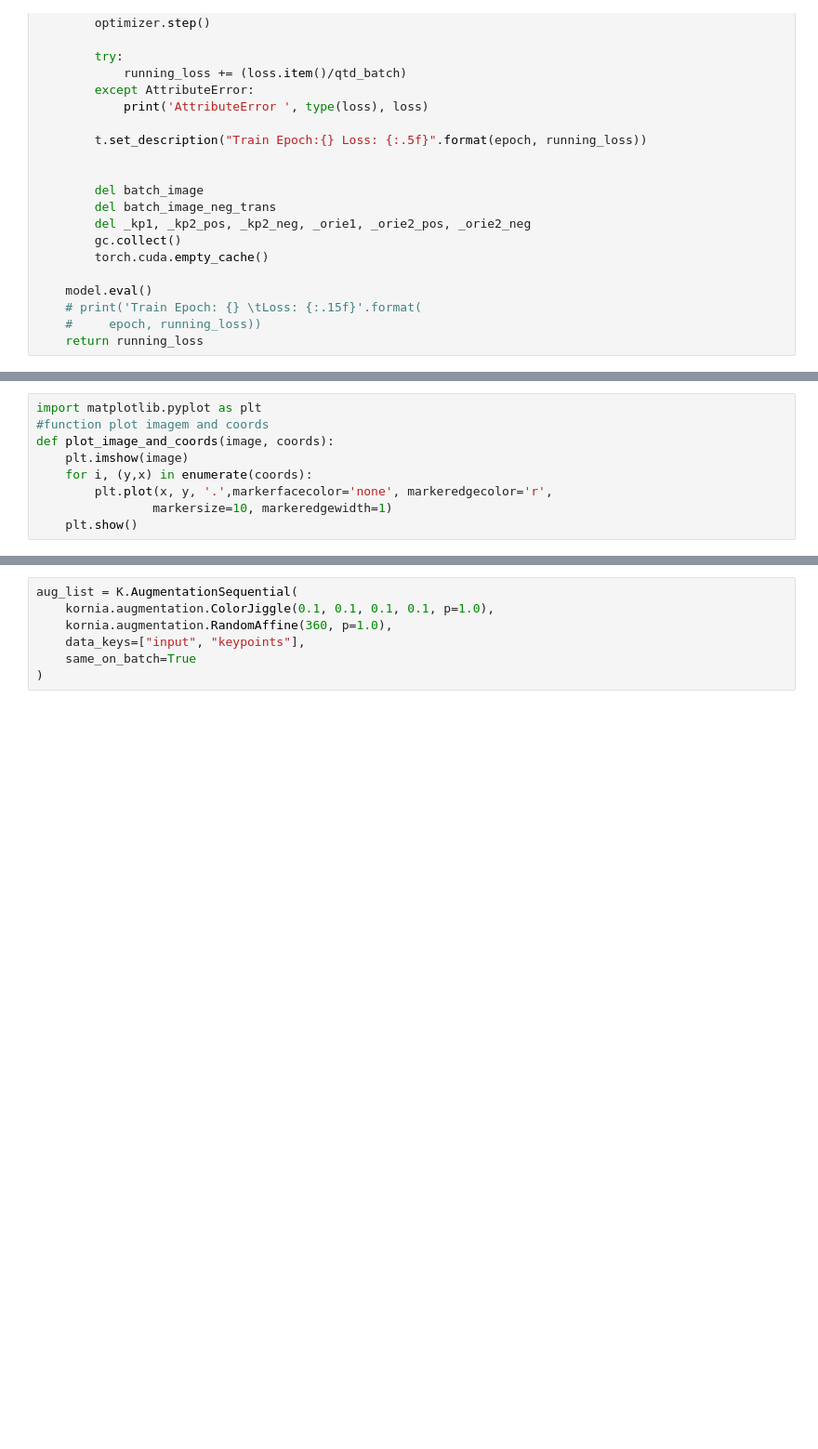
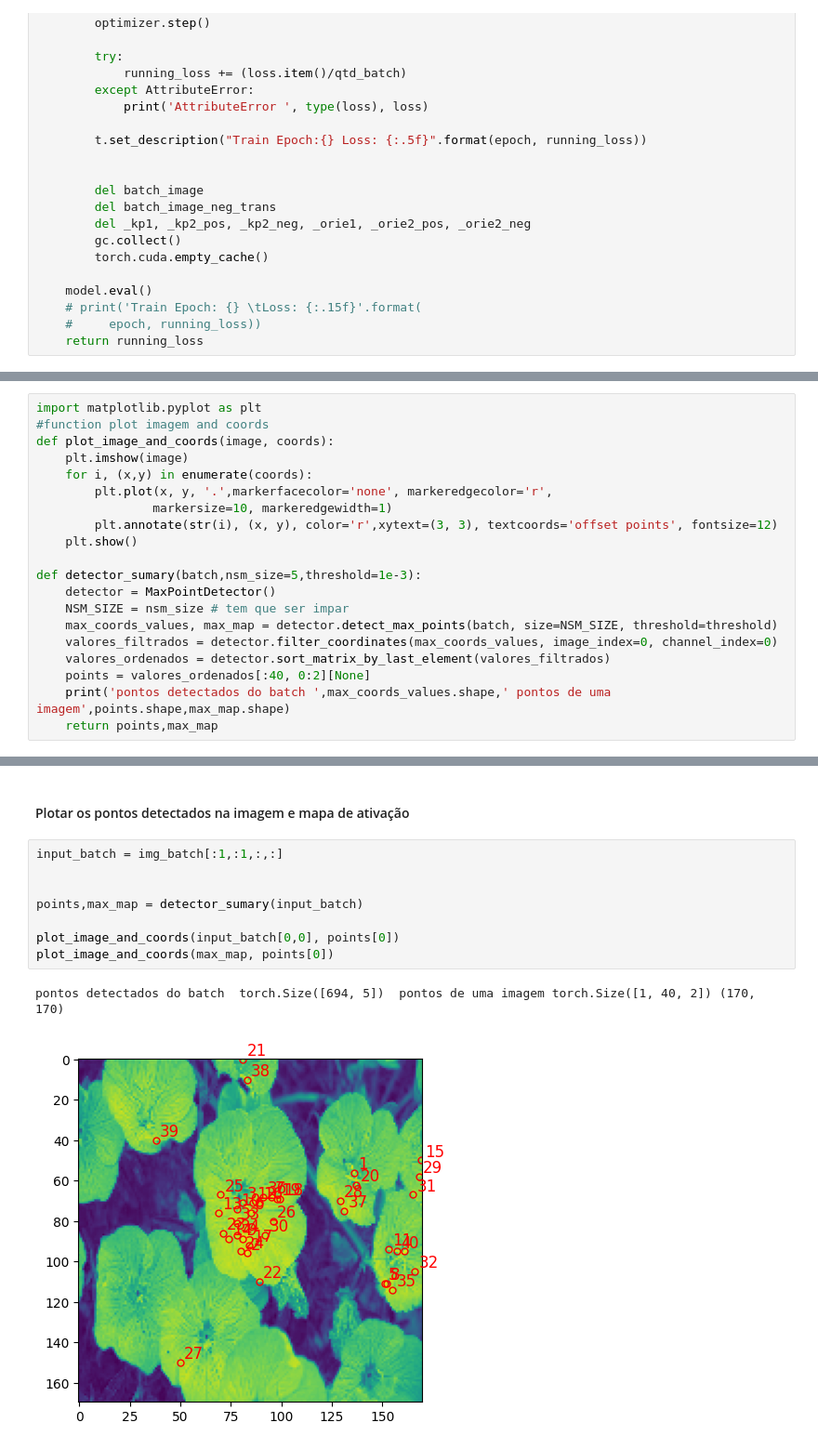
Before and after one commit to binarycode11/singular-points, a Jupyter notebook: train_test.ipynb, the cells around one changed output, grey strips where cells are left out. Shown at 93% size. Saved outputs shown, nothing was run; the diff lists cells and outputs as text; blank space fills up the shorter version.

Commit message:
conjunto de testes com histograma de orientacao

```diff
--- a/train_test.ipynb
+++ b/train_test.ipynb
@@ -183,7 +258,18 @@ import matplotlib.pyplot as plt
 #function plot imagem and coords
 def plot_image_and_coords(image, coords):
     plt.imshow(image)
-    for i, (y,x) in enumerate(coords):
+    for i, (x,y) in enumerate(coords):
         plt.plot(x, y, '.',markerfacecolor='none', markeredgecolor='r',
                 markersize=10, markeredgewidth=1)
+        plt.annotate(str(i), (x, y), color='r',xytext=(3, 3), textcoords='offset points', fontsize=12)
     plt.show()
+
+def detector_sumary(batch,nsm_size=5,threshold=1e-3):
+    detector = MaxPointDetector()
+    NSM_SIZE = nsm_size # tem que ser impar
+    max_coords_values, max_map = detector.detect_max_points(batch, size=NSM_SIZE, threshold=threshold)
+    valores_filtrados = detector.filter_coordinates(max_coords_values, image_index=0, channel_index=0)
+    valores_ordenados = detector.sort_matrix_by_last_element(valores_filtrados)
+    points = valores_ordenados[:40, 0:2][None]
+    print('pontos detectados do batch ',max_coords_values.shape,' pontos de uma imagem',points.shape,max_map.shape)
+    return points,max_map
@@ -354,7 +276,13 @@ torch.Size([1, 1, 170, 170]) torch.Size([1, 10, 2]) (170, 170)
-# %%
-aug_list = K.AugmentationSequential(
-    kornia.augmentation.ColorJiggle(0.1, 0.1, 0.1, 0.1, p=1.0),
-    kornia.augmentation.RandomAffine(360, p=1.0),
-    data_keys=["input", "keypoints"],
-    same_on_batch=True
-)
+# %% [markdown]
+#### Plotar os pontos detectados na imagem e mapa de ativação
+# %%
+input_batch = img_batch[:1,:1,:,:]
+
+
+points,max_map = detector_sumary(input_batch)
+
+plot_image_and_coords(input_batch[0,0], points[0])
+plot_image_and_coords(max_map, points[0])
+# %% [output]
+pontos detectados do batch  torch.Size([694, 5])  pontos de uma imagem torch.Size([1, 40, 2]) (170, 170)
+[figure, added]
```
Also changed, not shown: parts of 14 cells of this notebook, 4 other files.
